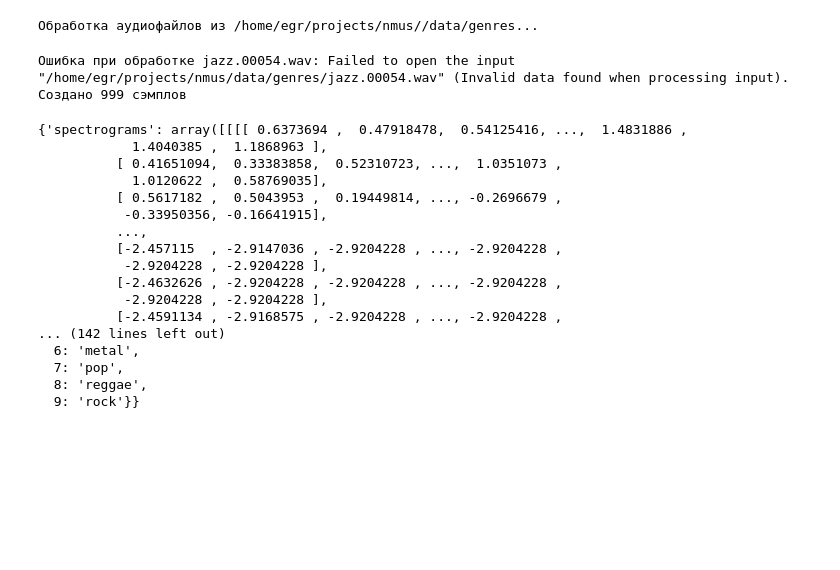
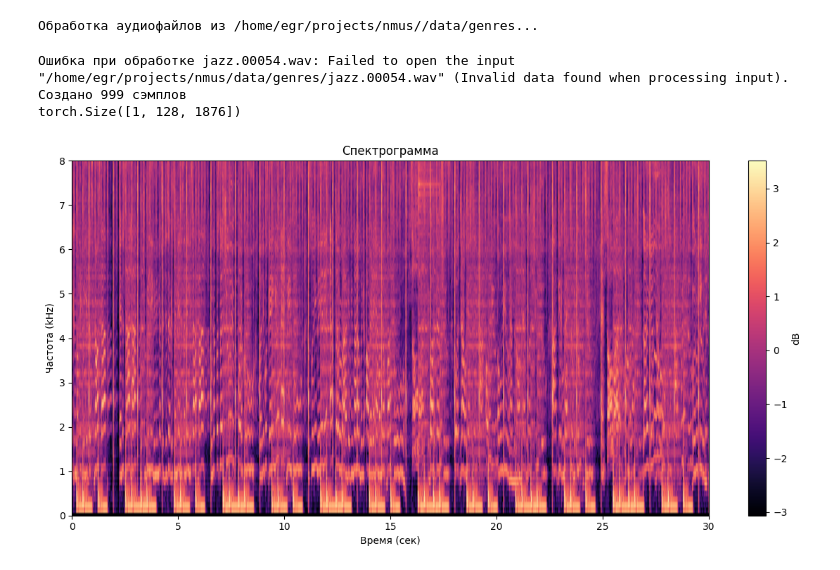
Before and after one commit to ivag0/nmus, a Jupyter notebook: notebooks/genres/01_data_exploration.ipynb, the cells around one changed output. Drawn from its saved outputs; the diff is of its cells as text; code cells hidden in the pictures; blank space fills up the shorter version.

```diff
--- a/notebooks/genres/01_data_exploration.ipynb
+++ b/notebooks/genres/01_data_exploration.ipynb
@@ -9,7 +9,7 @@ import matplotlib.pyplot as plt
 import torch
 import numpy as np
 
-def create_spectrogram(audio_path, sample_rate=22050, n_fft=2048, hop_length=512, n_mels=128):
+def create_spectrogram(audio_path, sample_rate=16000, n_fft=512, hop_length=256, n_mels=128):
 
     # Загружаем аудиофайл
     waveform, original_sample_rate = torchaudio.load(audio_path)
@@ -48,7 +48,7 @@ def create_spectrogram(audio_path, sample_rate=22050, n_fft=2048, hop_length=512
 
     return spectrogram
 
-def plot_spectrogram(spectrogram, sr=22050, hop_length=512, title="Спектрограмма"):
+def plot_spectrogram(spectrogram, sr=16000, hop_length=256, title="Спектрограмма"):
     # Конвертируем тензор в numpy для визуализации
     if isinstance(spectrogram, torch.Tensor):
         spec_np = spectrogram.squeeze().detach().cpu().numpy()
@@ -75,15 +75,13 @@ def plot_spectrogram(spectrogram, sr=22050, hop_length=512, title="Спектр
     plt.tight_layout()
     plt.show()
 
-def create_spectrogram_dataset(audio_dir, genres_list, file_to_genre_dict, output_path, size=1024,
-                             sample_rate=22050, n_fft=2048, hop_length=512, n_mels=128):
+def create_spectrogram_dataset(audio_dir, genres_list, file_to_genre_dict, output_path, size = 1792):
 
     os.makedirs(output_path, exist_ok=True)
     genre_to_idx = {genre: idx for idx, genre in enumerate(genres_list)}
 
     spectrograms = []
     labels = []
-    num_genres = len(genres_list)
 
     print(f"Обработка аудиофайлов из {audio_dir}...")
 
@@ -93,15 +91,14 @@ def create_spectrogram_dataset(audio_dir, genres_list, file_to_genre_dict, outpu
             genre = file_to_genre_dict[filename]
 
             try:
-                spectrogram = create_spectrogram(audio_path)
+                spectrogram = create_spectrogram(audio_path)[:,:,:size]
+
+                if (spectrogram.shape == (1, 128, size)):
+                    spectrograms.append(spectrogram)
+                    labels.append(genre_to_idx[genre])
 
                 # Нарезаем сегменты
-                total_frames = spectrogram.shape[2]
-
-                if total_frames >= size:
-                    spectrograms.append(spectrogram[:,:,:size])
-                    labels.append(genre_to_idx[genre])
-
+                # total_frames = spectrogram.shape[2]
                 # max_start = total_frames - size
 
                 # if max_start > 0:
@@ -114,51 +111,36 @@ def create_spectrogram_dataset(audio_dir, genres_list, file_to_genre_dict, outpu
 
             except Exception as e:
                 print(f"Ошибка при обработке {filename}: {e}")
 
     # Сохраняем датасет
     dataset_dict = {
         'spectrograms': np.array(spectrograms, dtype=np.float32),
         'labels': np.array(labels, dtype=np.int64),
         'genre_to_idx': genre_to_idx,
         'idx_to_genre': {idx: genre for genre, idx in genre_to_idx.items()},
     }
 
-    with open(os.path.join(output_path, 'spectrogram_genres_dataset.pkl'), 'wb') as f:
+    with open(os.path.join(output_path, 'genres_dataset.pkl'), 'wb') as f:
         pickle.dump(dataset_dict, f)
 
     print(f"Создано {len(spectrograms)} сэмплов")
     return dataset_dict
 
 # словарь название-файла - лейбл
 genres = ['blues','classical','country','disco','hiphop','jazz','metal', 'pop', 'reggae', 'rock']
 dict_genres = {}
 for genre in genres:
     for i in range(100):
         key = genre + "." + str(i).zfill(5) + ".wav"
         dict_genres[key] = genre
 
 create_spectrogram_dataset("/home/egr/projects/nmus//data/genres", genres, dict_genres, "/home/egr/projects/nmus//data/datasets")
-# spec = create_spectrogram("/home/egr/projects/nmus/data/genres/jazz.00055.wav")
-# print(spec.shape)
-# plot_spectrogram(spec.numpy())
+spec = create_spectrogram("/home/egr/projects/nmus/data/genres/pop.00055.wav")
+print(spec.shape)
+plot_spectrogram(spec.numpy())
 # %% [output]
 Обработка аудиофайлов из /home/egr/projects/nmus//data/genres...
 Ошибка при обработке jazz.00054.wav: Failed to open the input "/home/egr/projects/nmus/data/genres/jazz.00054.wav" (Invalid data found when processing input).
 Создано 999 сэмплов
+torch.Size([1, 128, 1876])
-{'spectrograms': array([[[[ 0.6373694 ,  0.47918478,  0.54125416, ...,  1.4831886 ,
-            1.4040385 ,  1.1868963 ],
-          [ 0.41651094,  0.33383858,  0.52310723, ...,  1.0351073 ,
-            1.0120622 ,  0.58769035],
-          [ 0.5617182 ,  0.5043953 ,  0.19449814, ..., -0.2696679 ,
-           -0.33950356, -0.16641915],
-          ...,
-          [-2.457115  , -2.9147036 , -2.9204228 , ..., -2.9204228 ,
-           -2.9204228 , -2.9204228 ],
-          [-2.4632626 , -2.9204228 , -2.9204228 , ..., -2.9204228 ,
-           -2.9204228 , -2.9204228 ],
-          [-2.4591134 , -2.9168575 , -2.9204228 , ..., -2.9204228 ,
-... (142 lines left out)
-  6: 'metal',
-  7: 'pop',
-  8: 'reggae',
-  9: 'rock'}}
+[figure, added]
```
Also changed, not shown: 1 other file.
